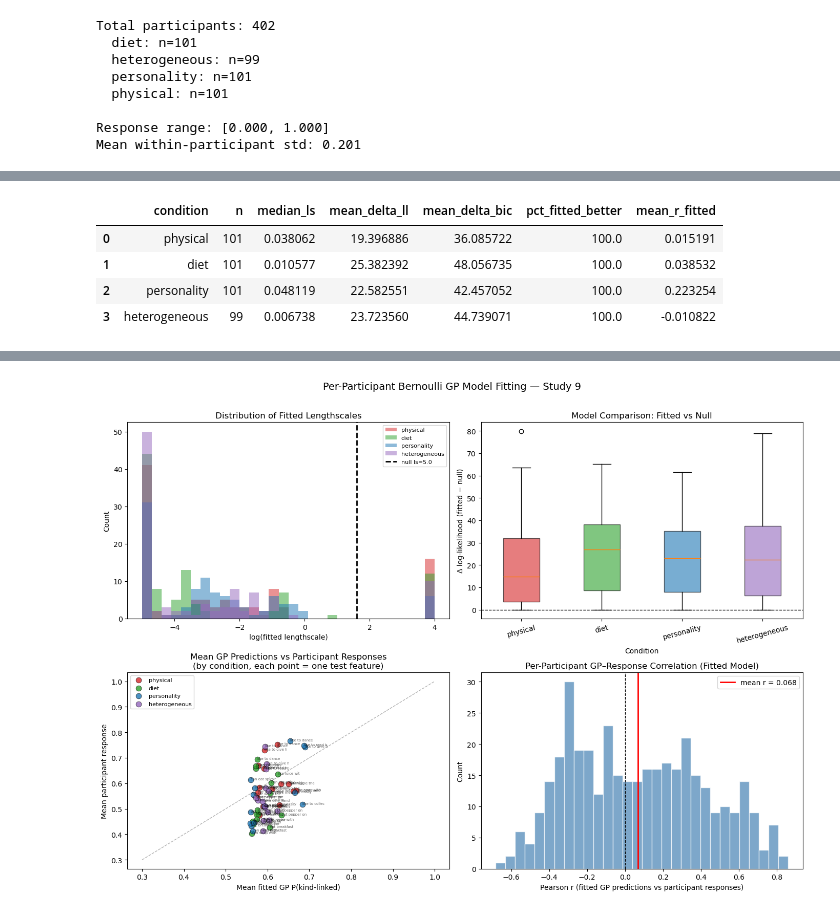
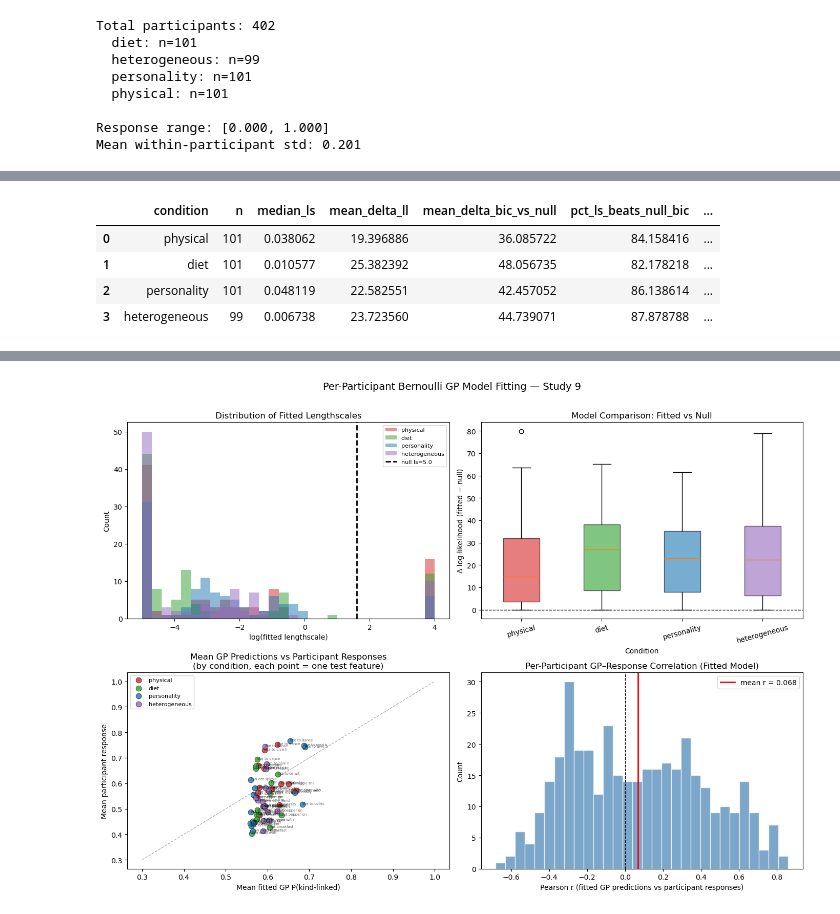
Before and after one commit to mariannazhang/compgenerics, a Jupyter notebook: model/gp/model-gp-study9.ipynb, the cells around one changed output, grey strips where cells are left out. Saved outputs shown, nothing was run; the diff lists cells and outputs as text; code cells hidden in the pictures.

Commit message:
adding fitting of prior_mean

```diff
--- a/model/gp/model-gp-study9.ipynb
+++ b/model/gp/model-gp-study9.ipynb
@@ -587,6 +587,9 @@ SIGMA_NOISE = 0.20   # noise std for Normal likelihood (matches empirical within
 N_LS_GRID   = 500    # number of log-spaced lengthscale grid points
 LOG_LS_MIN  = -5.0   # exp(-5) ≈ 0.007 (tighter than any training-point spacing)
 LOG_LS_MAX  =  4.0   # exp(4)  ≈ 54.6  (>> coordinate span)
+N_PM_GRID   = 30     # number of prior_mean grid points (fitted-both model)
+PM_GRID_MIN = -3.0   # sigmoid(-3) ≈ 0.047 — very conservative rater
+PM_GRID_MAX =  3.0   # sigmoid(+3) ≈ 0.953 — very generous rater
 
 # ── CSV column → embedding feature name (verified mapping) ─────────────────
 CSV_TO_FEATURE = {
@@ -609,5 +612,7 @@ CSV_TO_FEATURE = {
 TEST_COLS = list(CSV_TO_FEATURE.keys())
 
 print(f"Test features: {len(TEST_COLS)}, Null LS: {NULL_LS}, Sigma noise: {SIGMA_NOISE}")
+print(f"LS grid: {N_LS_GRID} pts in [exp({LOG_LS_MIN}), exp({LOG_LS_MAX})]")
+print(f"PM grid: {N_PM_GRID} pts in [{PM_GRID_MIN}, {PM_GRID_MAX}]")
 # %% [output]
 Test features: 15, Null LS: 5.0, Sigma noise: 0.2
@@ -786,24 +852,34 @@ Fitted model wins (delta_ll > 0): 402 / 402 (100.0%)
 # %%
-# ── Summary table by condition ────────────────────────────────────────────
+# ── Summary table by condition (3-model comparison) ───────────────────────
 summary = []
 for cond in ['physical', 'diet', 'personality', 'heterogeneous']:
-    cr = [r for r in results if r['condition'] == cond]
-    rs = [r['r_fitted'] for r in cr if not np.isnan(r['r_fitted'])]
+    cr  = [r for r in results if r['condition'] == cond]
+    rs  = [r['r_fitted'] for r in cr if not np.isnan(r['r_fitted'])]
+    rb  = [r['r_both']   for r in cr if not np.isnan(r['r_both'])]
     summary.append({
-        'condition':          cond,
-        'n':                  len(cr),
-        'median_ls':          np.median([r['fitted_ls']  for r in cr]),
-        'mean_delta_ll':      np.mean([r['delta_ll']     for r in cr]),
-        'mean_delta_bic':     np.mean([r['delta_bic']    for r in cr]),
-        'pct_fitted_better':  100 * np.mean([r['delta_ll'] > 0 for r in cr]),
-        'mean_r_fitted':      np.mean(rs) if rs else np.nan,
+        'condition':               cond,
+        'n':                       len(cr),
+        # Fitted-ls
+        'median_ls':               np.median([r['fitted_ls']  for r in cr]),
+        'mean_delta_ll':           np.mean([r['delta_ll']     for r in cr]),
+        'mean_delta_bic_vs_null':  np.mean([r['delta_bic']    for r in cr]),
+        'pct_ls_beats_null_bic':   100 * np.mean([r['delta_bic'] > 0 for r in cr]),
+        'mean_r_fitted':           np.mean(rs) if rs else np.nan,
+        # Fitted-both
+        'median_both_ls':          np.median([r['fitted_both_ls'] for r in cr]),
+        'median_both_pm':          np.median([r['fitted_both_pm'] for r in cr]),
+        'mean_delta_ll_both':      np.mean([r['delta_ll_both'] for r in cr]),
+        'mean_delta_bic_both_vs_null':   np.mean([r['delta_bic_both_vs_null']   for r in cr]),
+        'mean_delta_bic_both_vs_fitted': np.mean([r['delta_bic_both_vs_fitted'] for r in cr]),
+        'pct_both_beats_ls_bic':   100 * np.mean([r['delta_bic_both_vs_fitted'] > 0 for r in cr]),
+        'mean_r_both':             np.mean(rb) if rb else np.nan,
     })
 
 summary_df = pd.DataFrame(summary)
 summary_df
 # %% [output]
-|  | condition | n | median_ls | mean_delta_ll | mean_delta_bic | pct_fitted_better | mean_r_fitted |
-| 0 | physical | 101 | 0.038062 | 19.396886 | 36.085722 | 100.0 | 0.015191 |
-| 1 | diet | 101 | 0.010577 | 25.382392 | 48.056735 | 100.0 | 0.038532 |
-| 2 | personality | 101 | 0.048119 | 22.582551 | 42.457052 | 100.0 | 0.223254 |
-| 3 | heterogeneous | 99 | 0.006738 | 23.723560 | 44.739071 | 100.0 | -0.010822 |
+|  | condition | n | median_ls | mean_delta_ll | mean_delta_bic_vs_null | pct_ls_beats_null_bic | ... |
+| 0 | physical | 101 | 0.038062 | 19.396886 | 36.085722 | 84.158416 | ... |
+| 1 | diet | 101 | 0.010577 | 25.382392 | 48.056735 | 82.178218 | ... |
+| 2 | personality | 101 | 0.048119 | 22.582551 | 42.457052 | 86.138614 | ... |
+| 3 | heterogeneous | 99 | 0.006738 | 23.723560 | 44.739071 | 87.878788 | ... |
```
Also changed, not shown: parts of 7 cells of this notebook.
